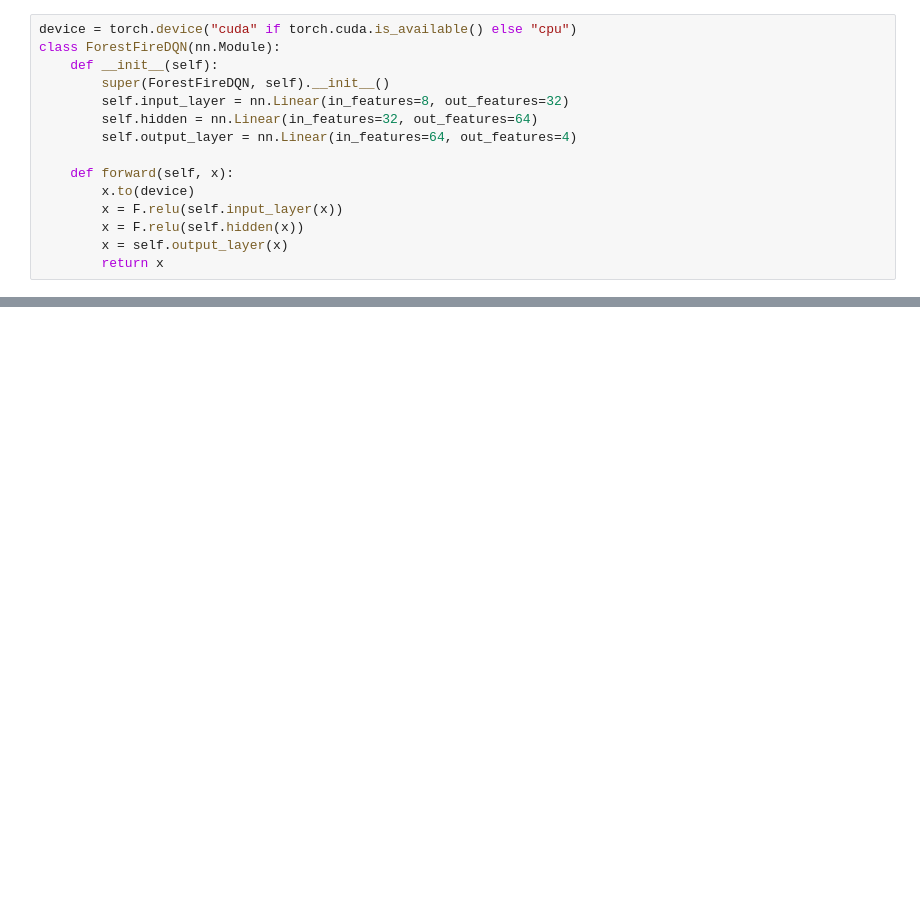
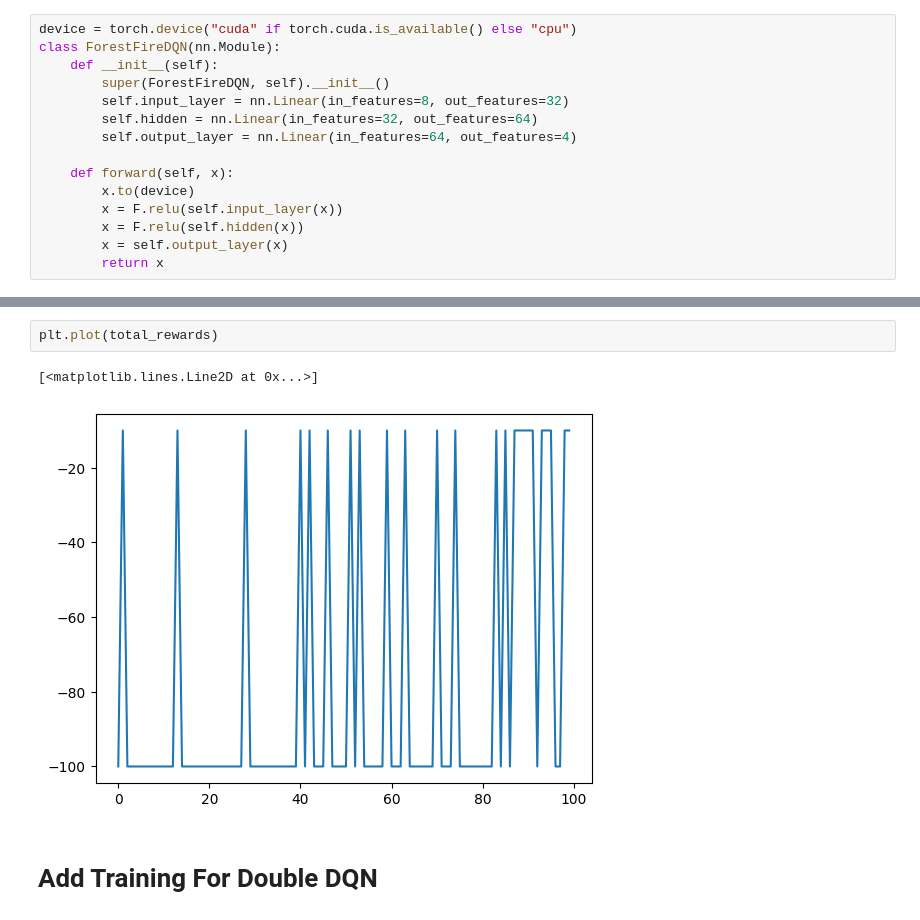
Before and after one commit to jhhunter/CSE546FinalProject, a Jupyter notebook: jhhunter_ubansal_final_project.ipynb, the cells around one changed output, grey strips where cells are left out. Saved outputs shown, nothing was run; the diff lists cells and outputs as text; blank space fills up the shorter version.

```diff
--- a/jhhunter_ubansal_final_project.ipynb
+++ b/jhhunter_ubansal_final_project.ipynb
@@ -176,0 +185,7 @@ Episode 100 Reward: -10 Steps: 8
+# %%
+plt.plot(total_rewards)
+# %% [output]
+[<matplotlib.lines.Line2D at 0x...>]
+[figure, added]
+# %% [markdown]
+# Add Training For Double DQN
```
Also changed, not shown: parts of 7 cells of this notebook.
